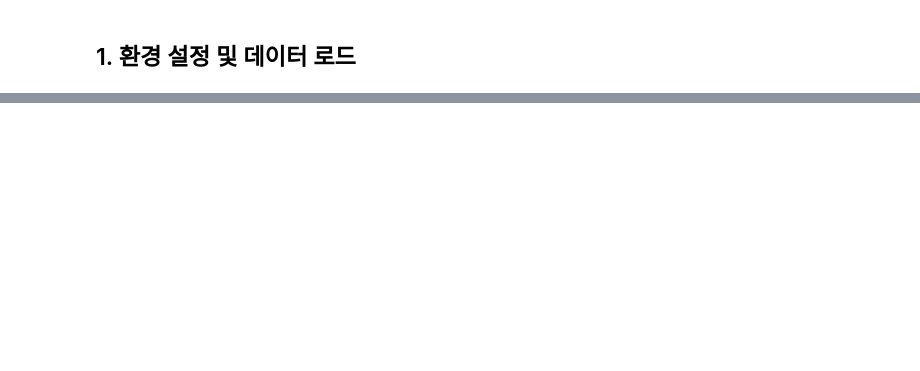
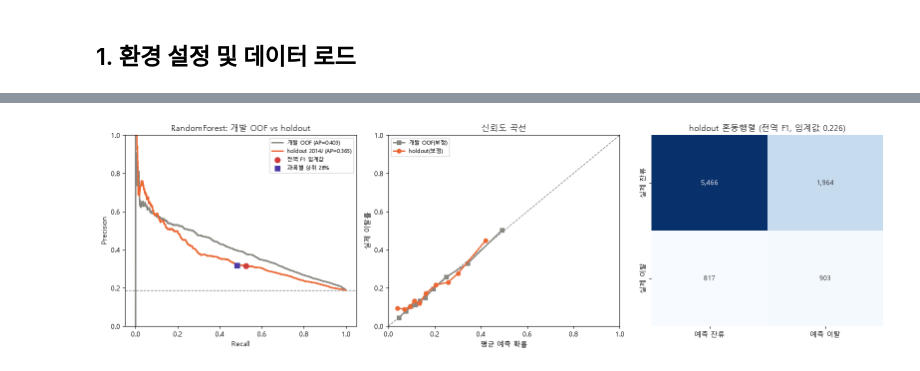
Before and after one commit to KimInSeok-DA/OULAD_Churn_Prediction-Personal, a Jupyter notebook: Notebooks/03_Modeling/01_Baseline_Models.ipynb, the cells around one changed output, grey strips where cells are left out. Drawn from its saved outputs; the diff is of its cells as text; code cells hidden in the pictures; blank space fills up the shorter version.

```diff
--- a/Notebooks/03_Modeling/01_Baseline_Models.ipynb
+++ b/Notebooks/03_Modeling/01_Baseline_Models.ipynb
@@ -854,0 +977,27 @@ CSV_files\모델링\holdout_predictions_n25.csv  (369.8 KB)
+# %%
+fig, axes = plt.subplots(1, 3, figsize=(16, 4.8))
+p_h, r_h, _ = precision_recall_curve(y_hold, hold_cal)
+p_o, r_o, _ = precision_recall_curve(y_dev, cal_oof)
+axes[0].plot(r_o, p_o, color='#898781', lw=2, label=f'개발 OOF (AP={average_precision_score(y_dev, cal_oof):.3f})')
+axes[0].plot(r_h, p_h, color=MODEL_COLORS[CHAMPION], lw=2, label=f'holdout 2014J (AP={average_precision_score(y_hold, hold_cal):.3f})')
+axes[0].axhline(y_hold.mean(), ls='--', c='gray', lw=1)
+axes[0].scatter([hold_global['recall']], [hold_global['precision']], c='#d03b3b', zorder=5, s=60, label='전역 F1 임계값')
+axes[0].scatter([hold_topk['recall']], [hold_topk['precision']], c='#4a3aa7', marker='s', zorder=5, s=60, label=f'과목별 상위 {TOPK:.0%}')
+axes[0].set(xlabel='Recall', ylabel='Precision', title=f'{CHAMPION}: 개발 OOF vs holdout', ylim=(0, 1))
+axes[0].legend(fontsize=8)
+
+rel_h = reliability(y_hold, hold_cal)
+axes[1].plot([0, 1], [0, 1], ls='--', c='gray', lw=1)
+axes[1].plot(rel_cal['평균예측'], rel_cal['실제이탈률'], marker='s', color='#898781', lw=2, label='개발 OOF(보정)')
+axes[1].plot(rel_h['평균예측'], rel_h['실제이탈률'], marker='o', color=MODEL_COLORS[CHAMPION], lw=2, label='holdout(보정)')
+axes[1].set(xlabel='평균 예측 확률', ylabel='실제 이탈률', title='신뢰도 곡선', xlim=(0, 1), ylim=(0, 1))
+axes[1].legend(fontsize=8)
+
+cm_h = confusion_matrix(y_hold, (hold_cal >= THRESHOLD).astype(int))
+sns.heatmap(cm_h, annot=True, fmt=',', cmap='Blues', cbar=False, ax=axes[2],
+            xticklabels=['예측 잔류', '예측 이탈'], yticklabels=['실제 잔류', '실제 이탈'])
+axes[2].set_title(f'holdout 혼동행렬 (전역 F1, 임계값 {THRESHOLD:.3f})')
+plt.tight_layout()
+plt.show()
+# %% [output]
+[figure, added]
```
Also changed, not shown: parts of 77 cells of this notebook, 6 other files.
